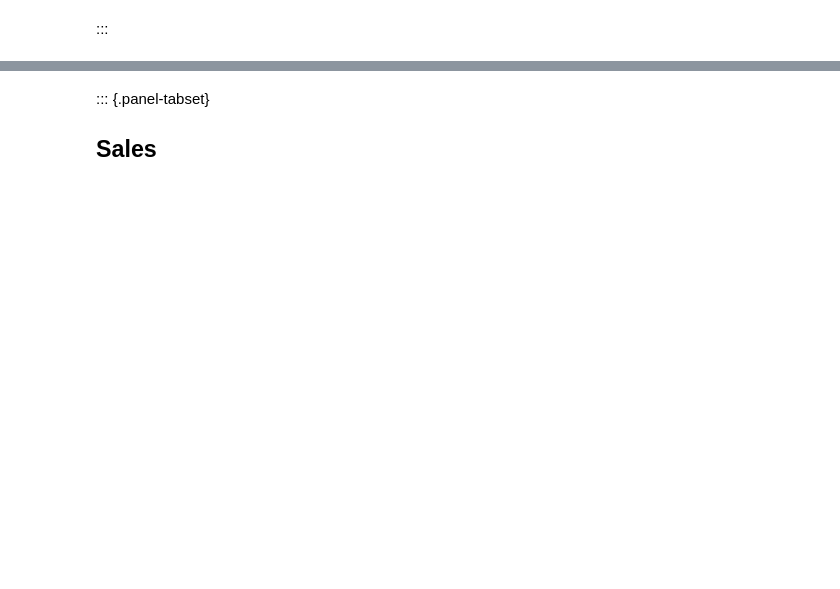
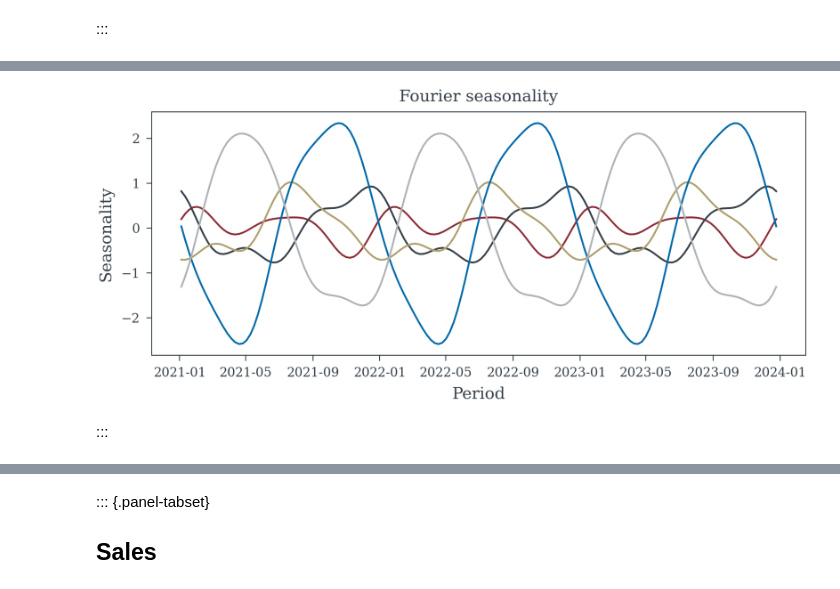
Before and after one commit to redam94/common_regression_issues, a Jupyter notebook: nbs/01_multicollinearity.ipynb, the cells around one changed output, grey strips where cells are left out. Cells and saved outputs as stored; diff of their text form; code cells hidden in the pictures; blank space fills up the shorter version.

```diff
--- a/nbs/01_multicollinearity.ipynb
+++ b/nbs/01_multicollinearity.ipynb
@@ -394,0 +446,18 @@ digraph "Paid Media on Sales" {
+# %%
+#| export
+def generate_fourier_components(
+  N_samples: int, # Number of samples
+  N_components: int = 3, # Half the number of Fourier components
+  period: int = 52 # Yearly period of weekly data
+) -> pd.DataFrame: # Dataframe with fourier components
+    "Generate Fourier components for a given number of samples and components."
+    t = np.linspace(0, N_samples, N_samples)
+    fourier_components = pd.DataFrame()
+    for i in range(N_components):
+        fourier_components[f'fourier_sin_{i}'] = np.sin(2 * np.pi * (i + 1) * t / period)
+    for i in range(N_components):
+        fourier_components[f'fourier_cos_{i}'] = np.cos(2 * np.pi * (i + 1) * t / period)
+    return fourier_components
+# %%
+fourier_components = generate_fourier_components(dataset.Period.shape[0], 3, 52)
+fourier_components.head()
@@ -394,0 +471,19 @@ digraph "Paid Media on Sales" {
+# %%
+#| echo: false
+#| label: fig-fourier-season-samples
+#| fig-cap: Fourier seasonality
+rng = np.random.default_rng(2)
+fourier_betas = rng.normal(0, 1, size=(6, 5))
+seasonality = (fourier_components @ (fourier_betas
+               / np.array(
+                 [(i + 1)**2 for i in range(3)]
+                 + [(i + 1)**2 for i in range(3)]
+                )[:, None]))
+plt.plot(dataset.Period, seasonality)
+plt.xlabel('Period')
+plt.ylabel('Seasonality')
+plt.title('Fourier seasonality');
+# %% [output]
+[figure, added]
+# %% [markdown]
+:::
```
Also changed, not shown: parts of 38 cells of this notebook, 4 other files.
